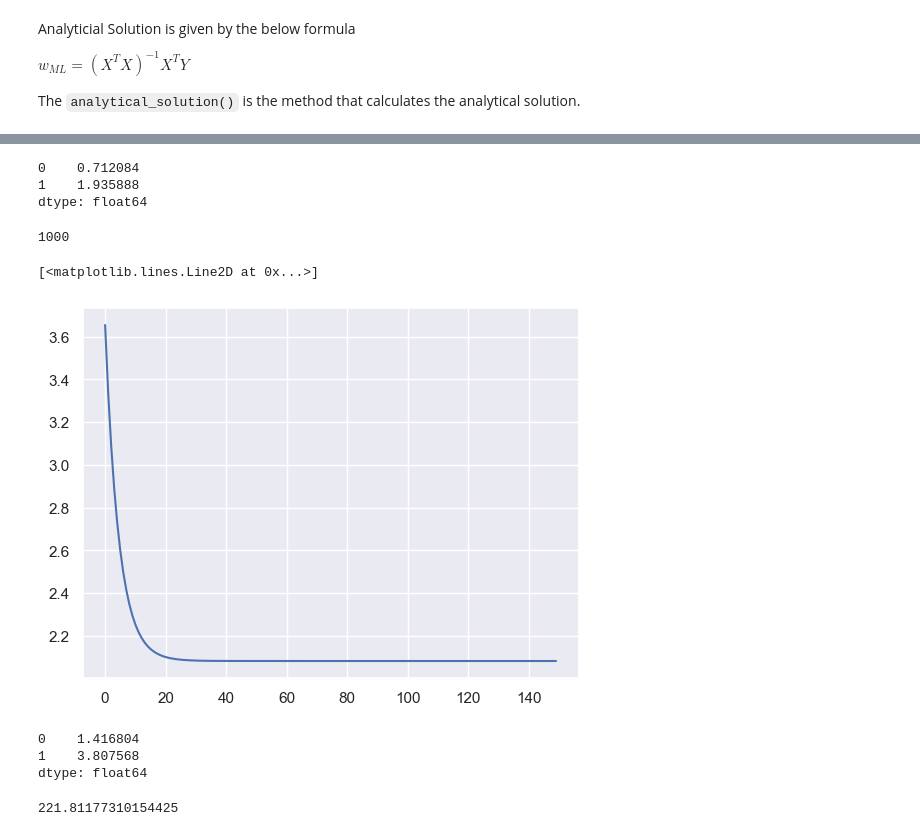
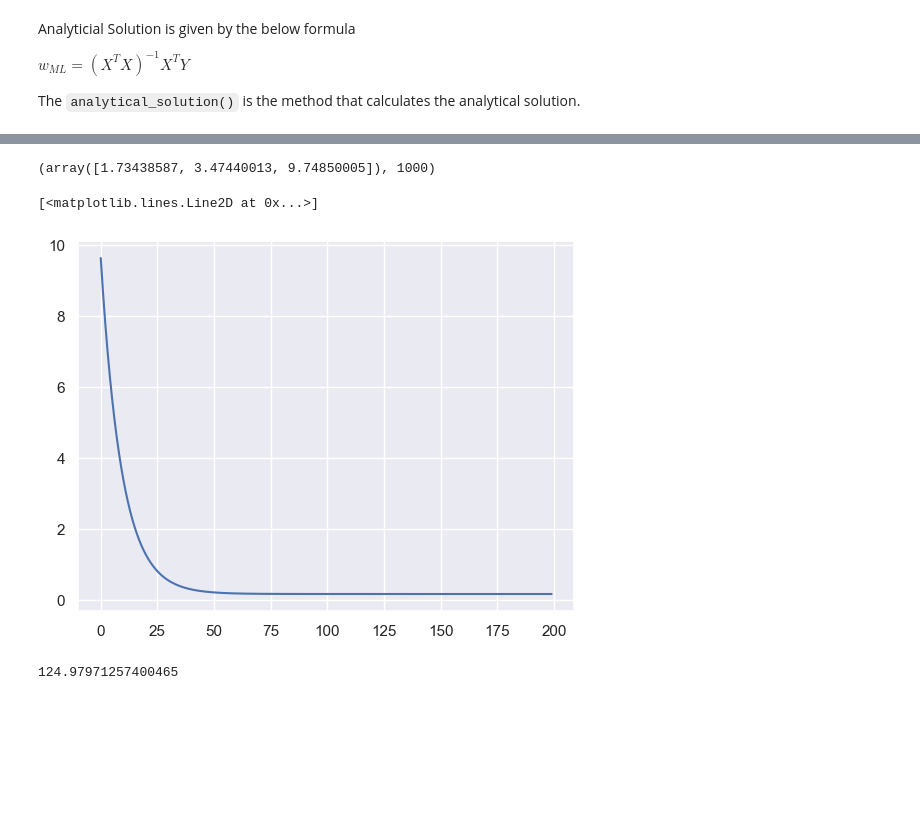
Before and after one commit to seg-fault123/ml, a Jupyter notebook: assignment1/da24c006.ipynb, the cells around one changed output, grey strips where cells are left out. Drawn from its saved outputs; the diff is of its cells as text; code cells hidden in the pictures; blank space fills up the shorter version.

```diff
--- a/assignment1/da24c006.ipynb
+++ b/assignment1/da24c006.ipynb
@@ -65,0 +74,4 @@ iterations
+# %%
+gd=GradientDescent(step_size=0.0001, iterations=200)
+gd.fit(X, y)
+gd.coef_
@@ -98,3 +128,0 @@ def stochastic_gradient_descent(X, y, iterations=1000, step_size=None):
-# %%
-w, errors, iterations=stochastic_gradient_descent(X, y, step_size=0.008, iterations=1000)
-w
@@ -108,0 +129,4 @@ iterations
+# %%
+sgd=StochasticGradientDescent(step_size=0.0025, iterations=1000)
+sgd.fit(X, y)
+sgd.coef_
@@ -139,17 +174,12 @@ def predict(X, w):
-# %%
-w, errors, iterations=ridge_gradient_descent(X, y, step_size=0.0001, iterations=1000, alpha=1000)
-w
-# %% [output]
-0    0.712084
-1    1.935888
-dtype: float64
-# %%
-iterations
-# %% [output]
-1000
+# %%
+rgd=RidgeGD(regu=15, step_size=0.0001, iterations=1000)
+rgd.fit(X, y)
+rgd.coef_, rgd.actual_iterations
+# %% [output]
+(array([1.73438587, 3.47440013, 9.74850005]), 1000)
 # %%
-plt.plot(list(range(iterations))[:150], errors[:150])
+plt.plot(range(rgd.actual_iterations)[:200], rgd.errors[:200])
 # %% [output]
 [<matplotlib.lines.Line2D at 0x...>]
-[figure, old version]
+[figure, new version]
 # %%
@@ -183,13 +210,7 @@ def cross_validate(X, y, alpha, test_size):
 
    return errors/iterations
 # %%
-ridge_gradient_descent(X, y, step_size=0.0001, alpha=20)[0]
+cross_validate(X, y, RidgeGD(15, 0.0001, 1000), 0.2)
 # %% [output]
-0    1.416804
-1    3.807568
-dtype: float64
+124.97971257400465
-# %%
-cross_validate(X, y, 20, 0.2)
-# %% [output]
-221.81177310154425
 # %%
```
Also changed, not shown: parts of 29 cells of this notebook.
